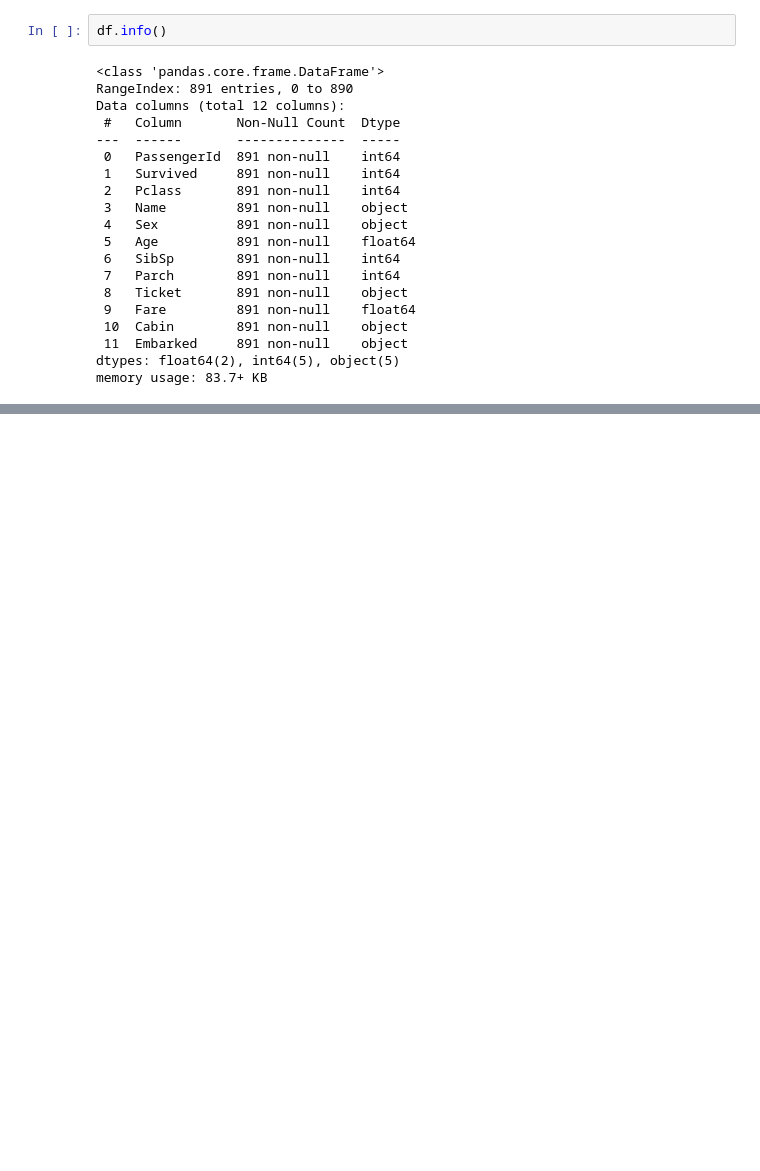
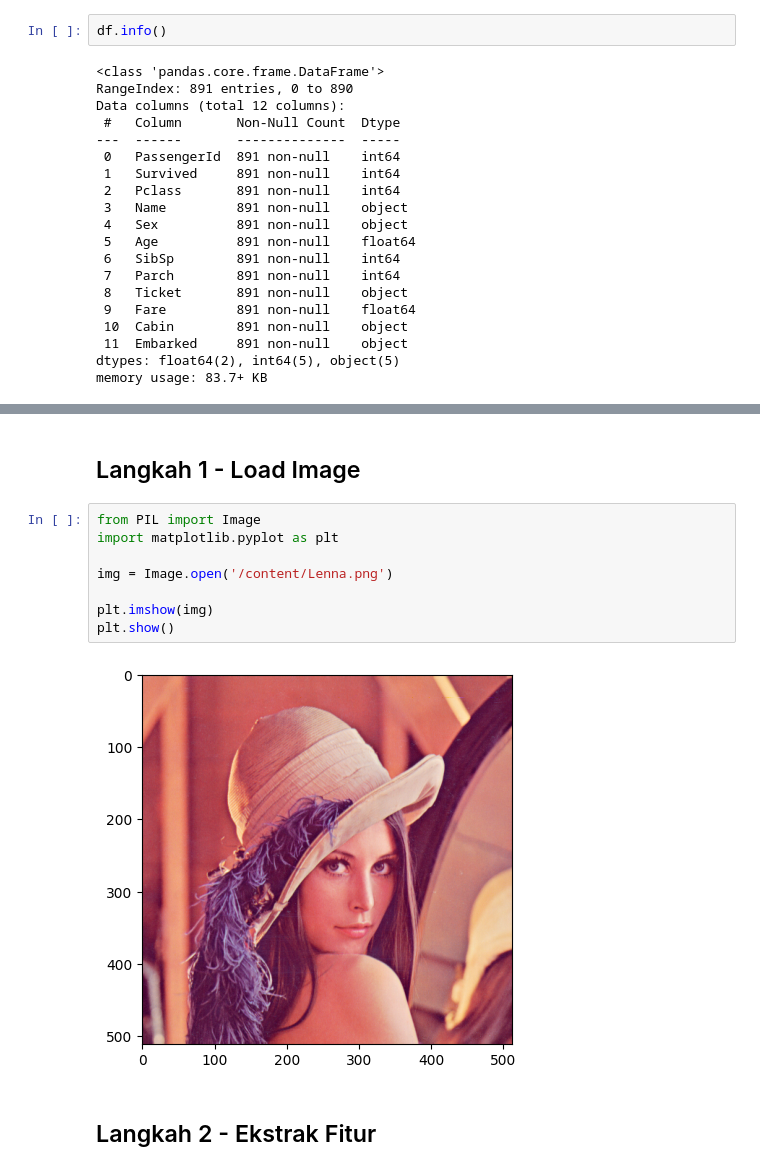
Before and after one commit to yasminenavishaa/Machine-Learning, a Jupyter notebook: Pertemuan_2.ipynb, the cells around one changed output, grey strips where cells are left out. Saved outputs shown, nothing was run; the diff lists cells and outputs as text; blank space fills up the shorter version.

```diff
--- a/Pertemuan_2.ipynb
+++ b/Pertemuan_2.ipynb
@@ -191,0 +522,14 @@ Import library yang dibutuhkan kemudian, load data kedalam DataFrame Pandas.
+# %% [markdown]
+## Langkah 1 - Load Image
+# %%
+from PIL import Image
+import matplotlib.pyplot as plt
+
+img = Image.open('/content/Lenna.png')
+
+plt.imshow(img)
+plt.show()
+# %% [output]
+[figure, added]
+# %% [markdown]
+## Langkah 2 - Ekstrak Fitur
```
Also changed, not shown: parts of 47 cells of this notebook.
